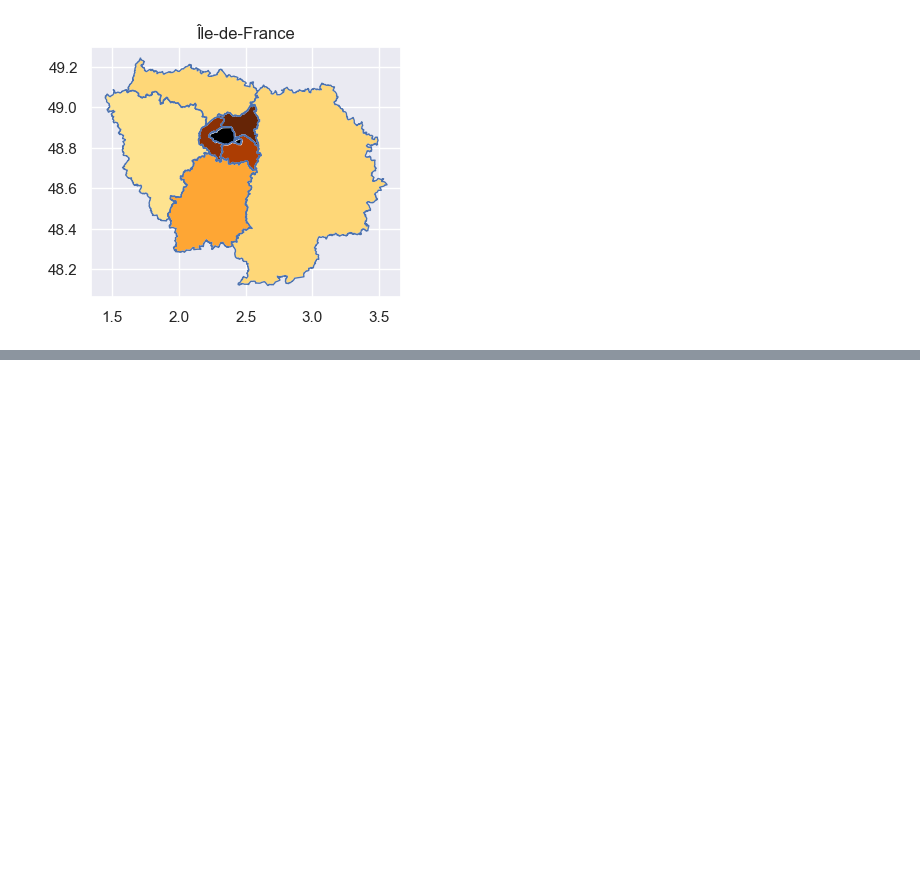
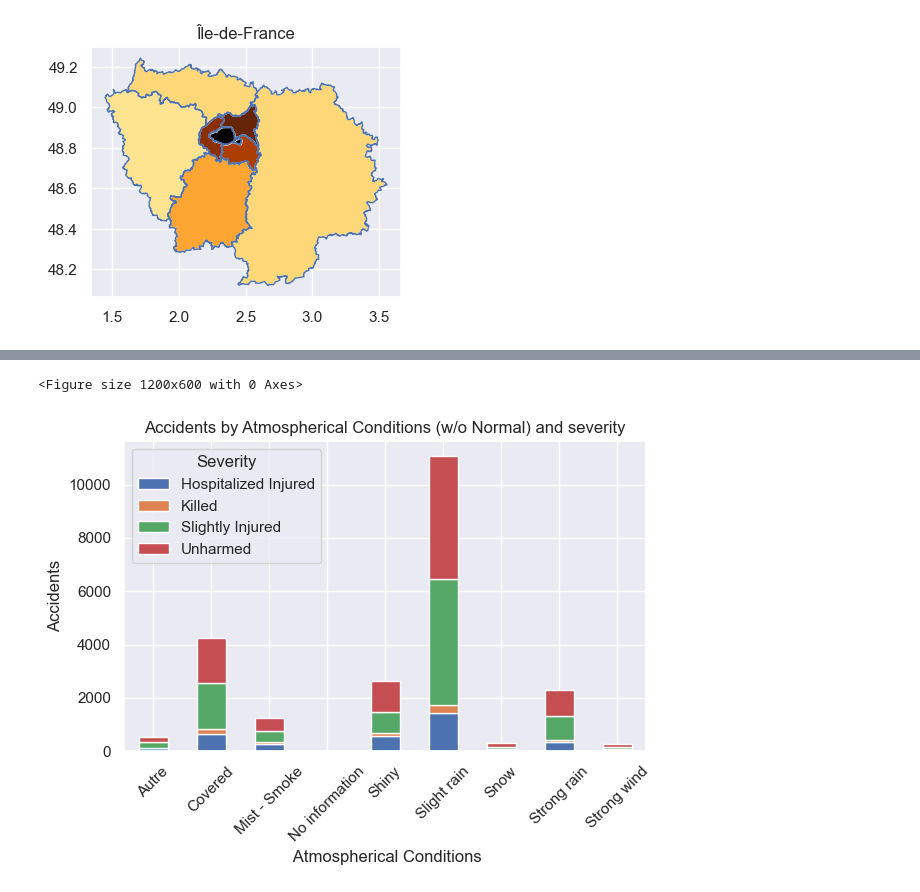
Before and after one commit to malools/french-road-accidents, a Jupyter notebook: eda.ipynb, the cells around one changed output, grey strips where cells are left out. Saved outputs shown, nothing was run; the diff lists cells and outputs as text; code cells hidden in the pictures; blank space fills up the shorter version.

```diff
--- a/eda.ipynb
+++ b/eda.ipynb
@@ -281,0 +351,18 @@ plt.show()
+# %%
+df_wo_norm = df_merged[df_merged['atm_label'] != 'Normal']
+count_by_atm_grav  = df_wo_norm.groupby(['atm_label', 'grav_label']).size().unstack(fill_value=0)
+
+# Plot
+plt.figure(figsize=(12, 6))
+count_by_atm_grav.plot(kind='bar', stacked=True)
+
+plt.title('Accidents by Atmospherical Conditions (w/o Normal) and severity')
+plt.xlabel(' Atmospherical Conditions')
+plt.ylabel('Accidents')
+plt.xticks(rotation=45)
+plt.legend(title='Severity')
+plt.tight_layout()
+plt.show()
+# %% [output]
+<Figure size 1200x600 with 0 Axes>
+[figure, added]
```
Also changed, not shown: parts of 9 cells of this notebook.
